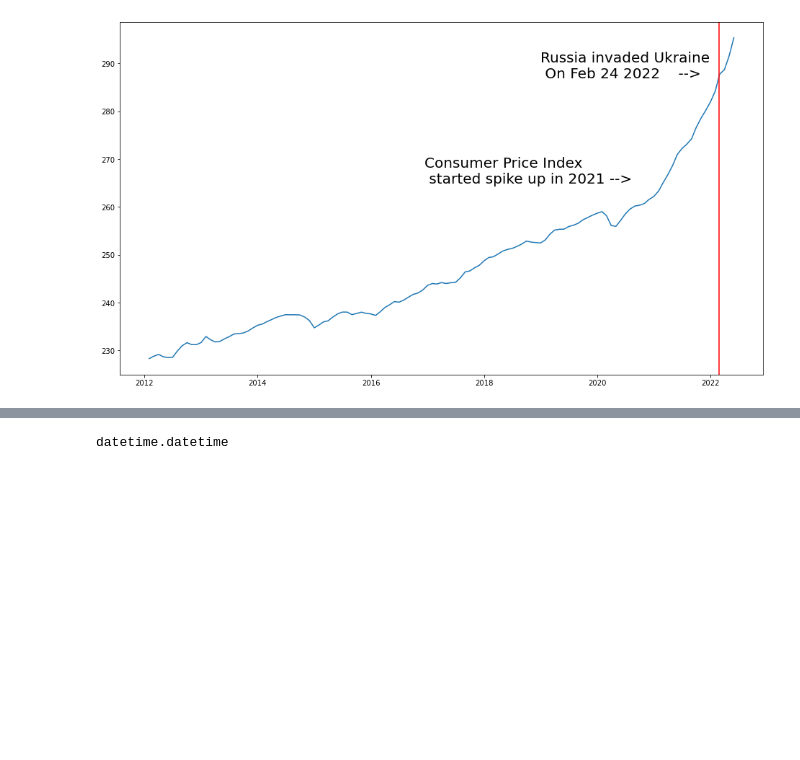
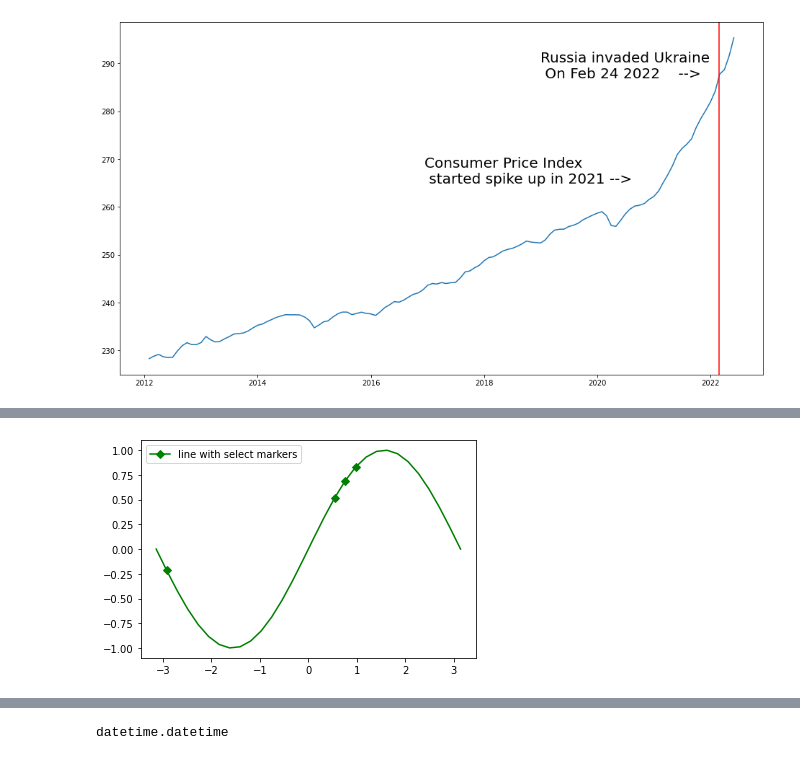
Before and after one commit to lukewbecker/coding, a Jupyter notebook: inflation_analysis.ipynb, the cells around one changed output, grey strips where cells are left out. Saved outputs shown, nothing was run; the diff lists cells and outputs as text; code cells hidden in the pictures; blank space fills up the shorter version.

```diff
--- a/inflation_analysis.ipynb
+++ b/inflation_analysis.ipynb
@@ -124,0 +231,9 @@ cpi_mom[-5]
+# %%
+xs = np.linspace(-np.pi, np.pi, 30)
+ys = np.sin(xs)
+markers_on = [1, 17, 18, 19]
+plt.plot(xs, ys, '-gD', markevery=markers_on, label='line with select markers')
+plt.legend()
+plt.show()
+# %% [output]
+[figure, added]
```
Also changed, not shown: parts of 15 cells of this notebook.
